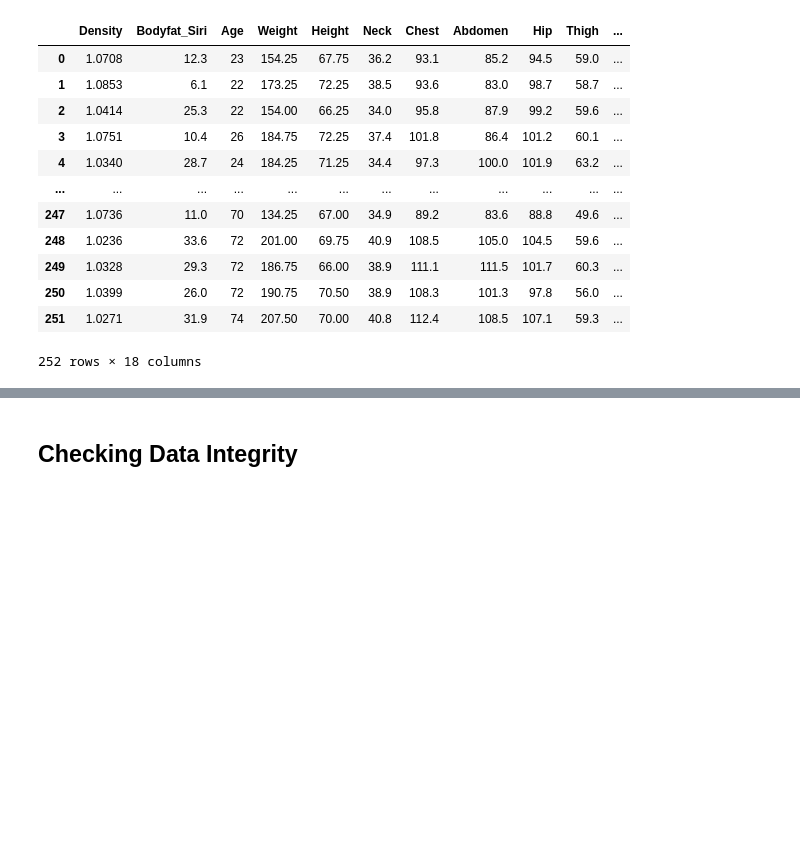
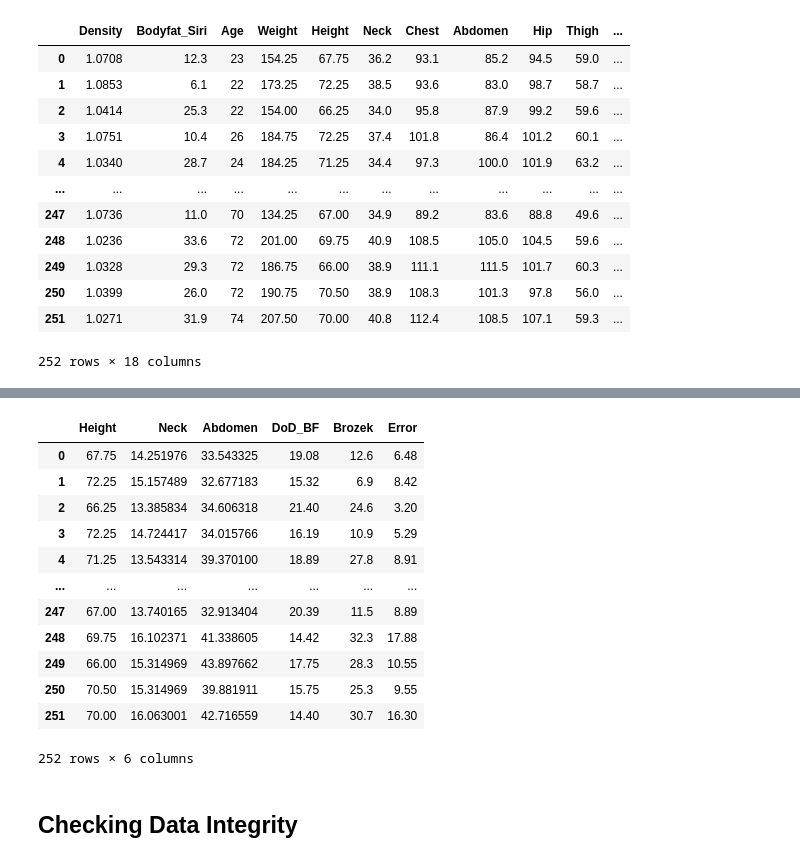
Before and after one commit to Thegreatesthumphrey/Prediction-Model-for-Total-Body-Fat-in-Adult-Men, a Jupyter notebook: Data Set Analysis.ipynb, the cells around one changed output, grey strips where cells are left out. Cells and saved outputs as stored; diff of their text form; code cells hidden in the pictures; blank space fills up the shorter version.

```diff
--- a/Data Set Analysis.ipynb
+++ b/Data Set Analysis.ipynb
@@ -86,3 +127,19 @@ Name: Hip, Length: 252, dtype: float64
+# %%
+df3
+# %% [output]
+|  | Height | Neck | Abdomen | DoD_BF | Brozek | Error |
+| 0 | 67.75 | 14.251976 | 33.543325 | 19.08 | 12.6 | 6.48 |
+| 1 | 72.25 | 15.157489 | 32.677183 | 15.32 | 6.9 | 8.42 |
+| 2 | 66.25 | 13.385834 | 34.606318 | 21.40 | 24.6 | 3.20 |
+| 3 | 72.25 | 14.724417 | 34.015766 | 16.19 | 10.9 | 5.29 |
+| 4 | 71.25 | 13.543314 | 39.370100 | 18.89 | 27.8 | 8.91 |
+| ... | ... | ... | ... | ... | ... | ... |
+| 247 | 67.00 | 13.740165 | 32.913404 | 20.39 | 11.5 | 8.89 |
+| 248 | 69.75 | 16.102371 | 41.338605 | 14.42 | 32.3 | 17.88 |
+| 249 | 66.00 | 15.314969 | 43.897662 | 17.75 | 28.3 | 10.55 |
+| 250 | 70.50 | 15.314969 | 39.881911 | 15.75 | 25.3 | 9.55 |
+| 251 | 70.00 | 16.063001 | 42.716559 | 14.40 | 30.7 | 16.30 |
+252 rows × 6 columns
 # %% [markdown]
 ## Checking Data Integrity
 # %% [markdown]
```
Also changed, not shown: parts of 18 cells of this notebook.
